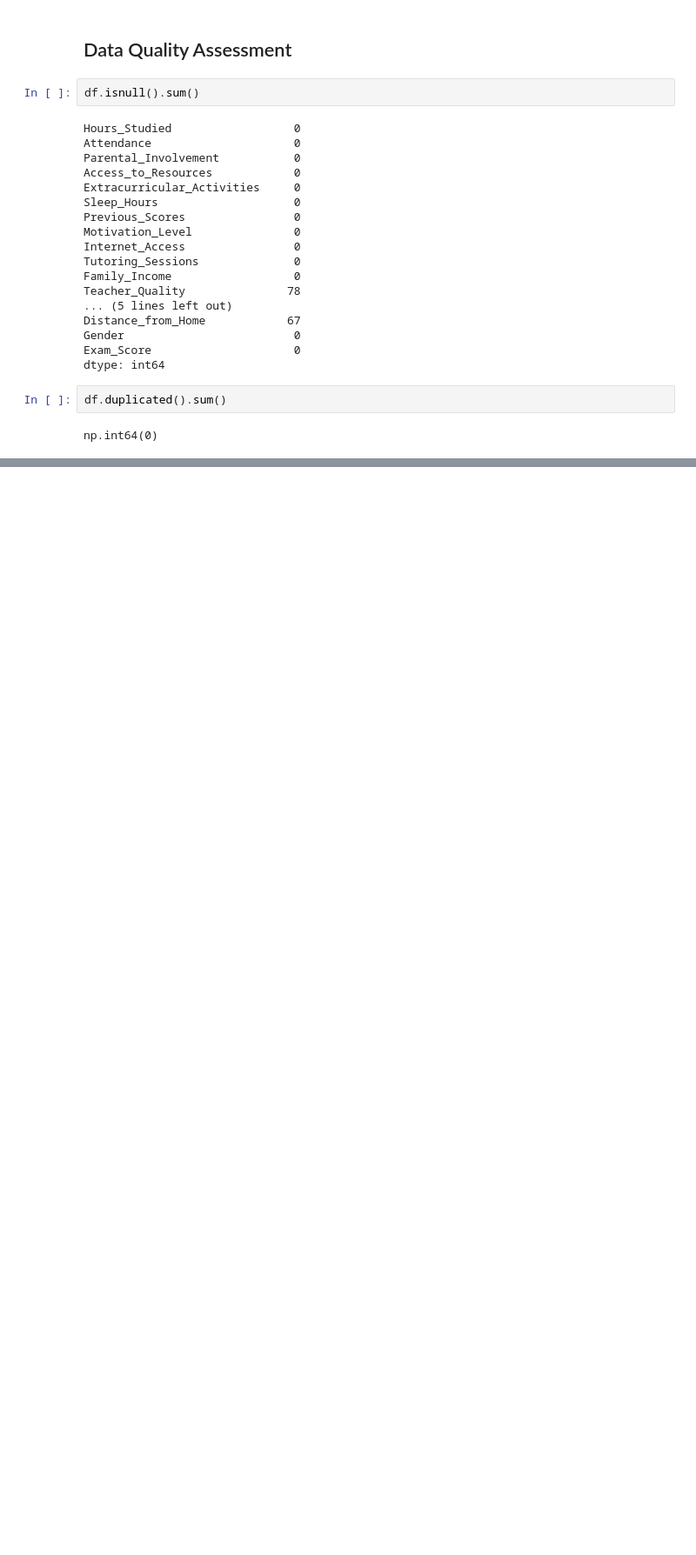
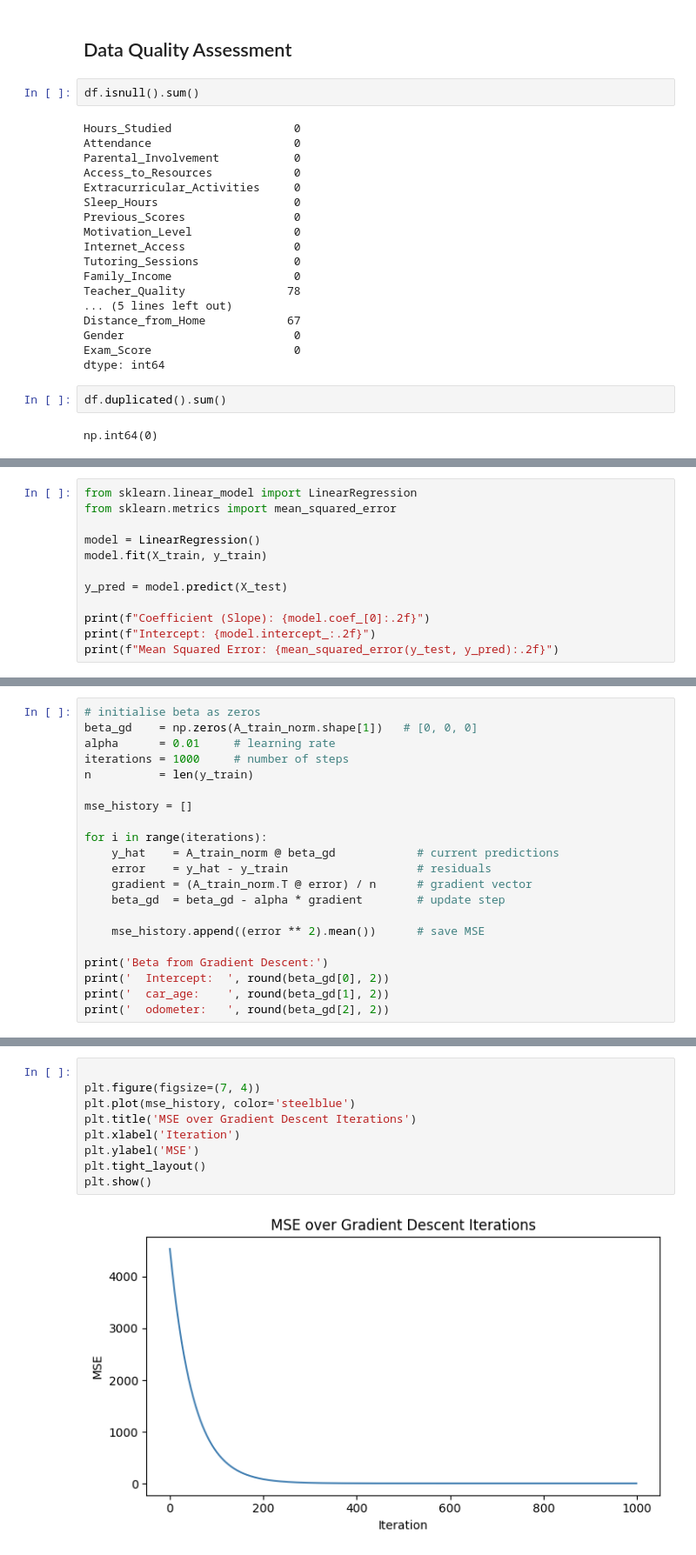
Before and after one commit to minSara02-FromTheStart/CSE303_Project_, a Jupyter notebook: StudentPerformanceFactors.ipynb, the cells around one changed output, grey strips where cells are left out. Shown at 87% size. Drawn from its saved outputs; the diff is of its cells as text; blank space fills up the shorter version.

Commit message:
linear regeression

```diff
--- a/StudentPerformanceFactors.ipynb
+++ b/StudentPerformanceFactors.ipynb
@@ -356,0 +517,12 @@ train_df.head()
+# %%
+from sklearn.linear_model import LinearRegression
+from sklearn.metrics import mean_squared_error
+
+model = LinearRegression()
+model.fit(X_train, y_train)
+
+y_pred = model.predict(X_test)
+
+print(f"Coefficient (Slope): {model.coef_[0]:.2f}")
+print(f"Intercept: {model.intercept_:.2f}")
+print(f"Mean Squared Error: {mean_squared_error(y_test, y_pred):.2f}")
@@ -356,0 +558,21 @@ train_df.head()
+# %%
+# initialise beta as zeros
+beta_gd    = np.zeros(A_train_norm.shape[1])   # [0, 0, 0]
+alpha      = 0.01     # learning rate
+iterations = 1000     # number of steps
+n          = len(y_train)
+
+mse_history = []
+
+for i in range(iterations):
+    y_hat    = A_train_norm @ beta_gd            # current predictions
+    error    = y_hat - y_train                   # residuals
+    gradient = (A_train_norm.T @ error) / n      # gradient vector
+    beta_gd  = beta_gd - alpha * gradient        # update step
+
+    mse_history.append((error ** 2).mean())      # save MSE
+
+print('Beta from Gradient Descent:')
+print('  Intercept:  ', round(beta_gd[0], 2))
+print('  car_age:    ', round(beta_gd[1], 2))
+print('  odometer:   ', round(beta_gd[2], 2))
@@ -356,0 +584,11 @@ train_df.head()
+# %%
+
+plt.figure(figsize=(7, 4))
+plt.plot(mse_history, color='steelblue')
+plt.title('MSE over Gradient Descent Iterations')
+plt.xlabel('Iteration')
+plt.ylabel('MSE')
+plt.tight_layout()
+plt.show()
+# %% [output]
+[figure, added]
```
Also changed, not shown: parts of 17 cells of this notebook.
